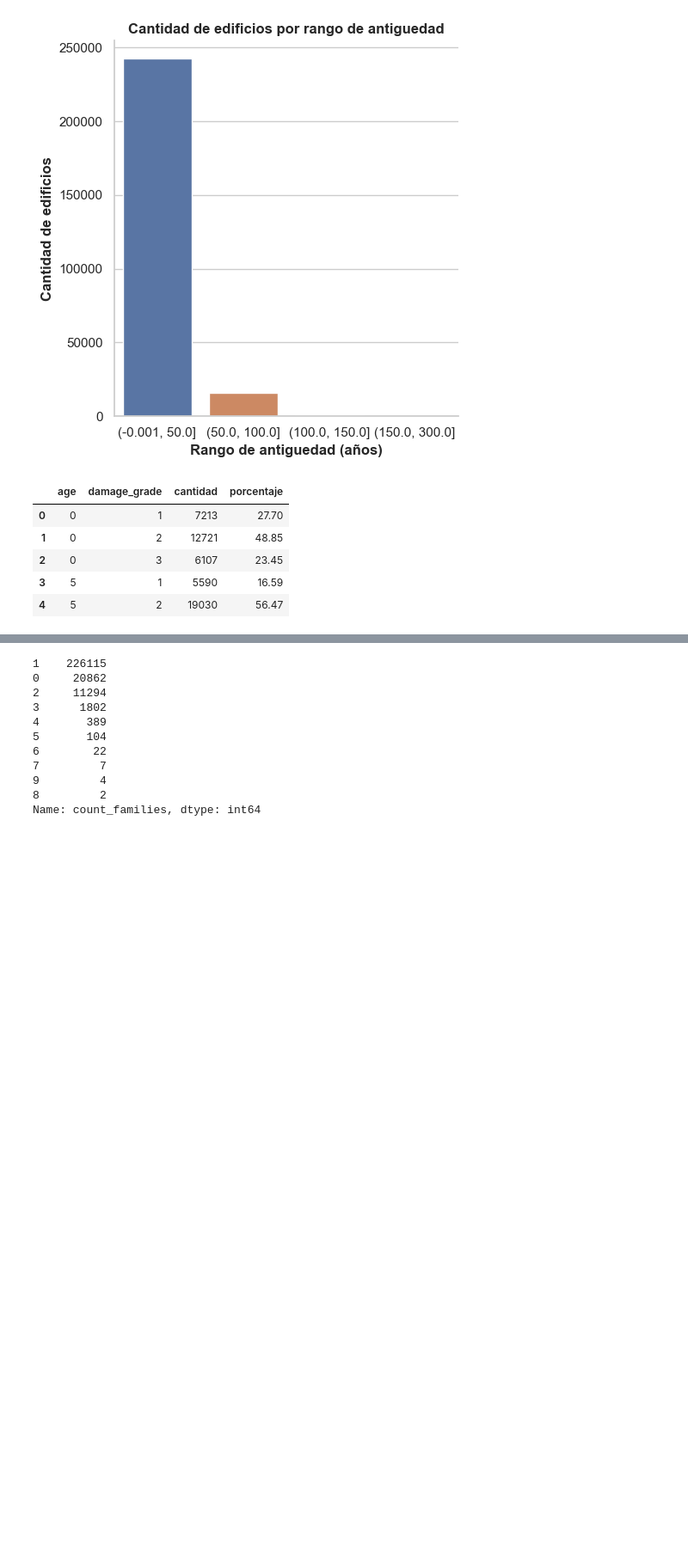
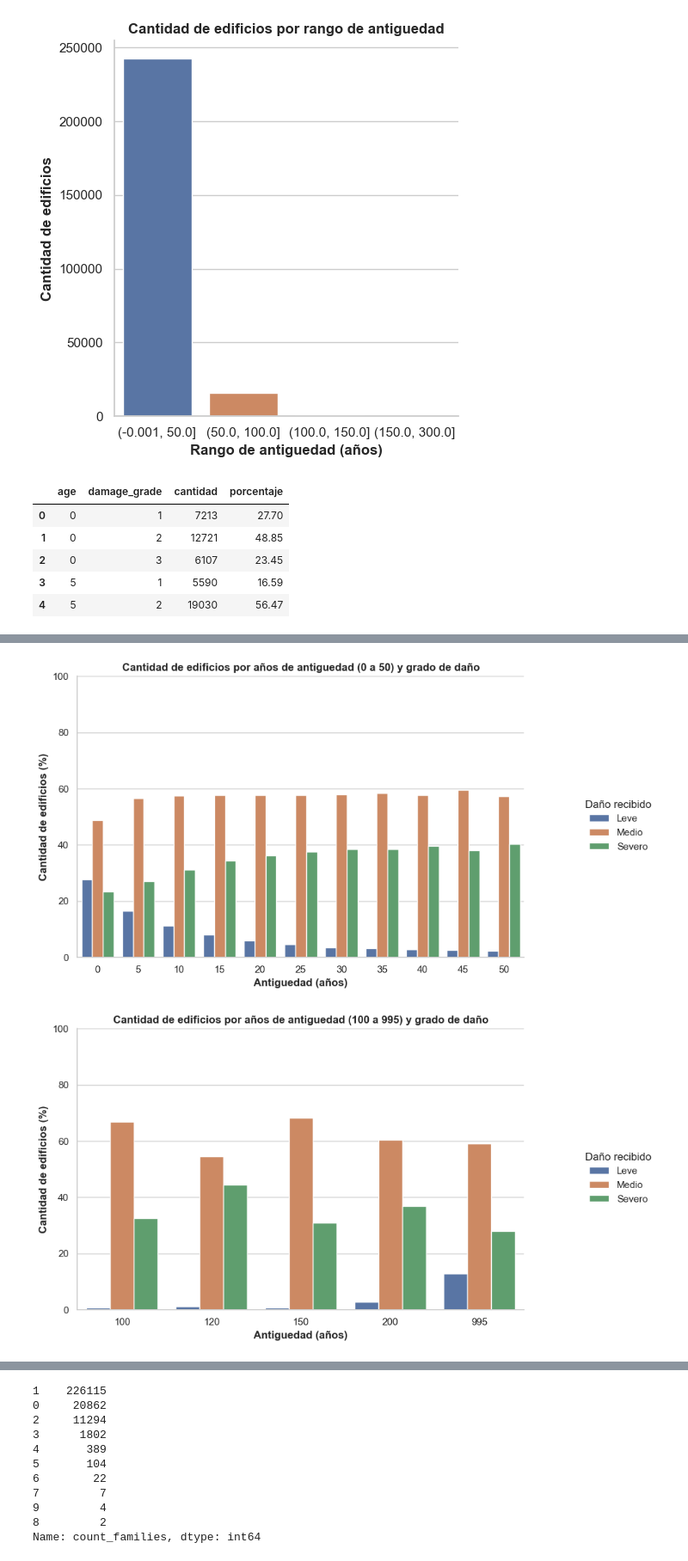
Before and after one commit to FacuMastri/richters-predictor-earthquake, a Jupyter notebook: 1-analisis-exploratorio.ipynb, the cells around one changed output, grey strips where cells are left out. Shown at 86% size. Cells and saved outputs as stored; diff of their text form; code cells hidden in the pictures; blank space fills up the shorter version.

```diff
--- a/1-analisis-exploratorio.ipynb
+++ b/1-analisis-exploratorio.ipynb
@@ -473,13 +488,3 @@ age_under_50.head()
 | 2 | 0 | 3 | 6107 | 23.45 |
 | 3 | 5 | 1 | 5590 | 16.59 |
 | 4 | 5 | 2 | 19030 | 56.47 |
-# %%
-g = sns.catplot(x='age', y='porcentaje', hue='damage_grade', kind='bar', data=age_under_50, orient='v')
-g.fig.set_size_inches(10, 5)
-g._legend.set_title('Daño recibido')
-new_labels = ['Leve', 'Medio', 'Severo']
-for x, y in zip(g._legend.texts, new_labels): x.set_text(y)
-plt.ylabel("Cantidad de edificios (%)", weight='bold')
-plt.xlabel('Antiguedad (años)', weight='bold')
-plt.title("Cantidad de edificios por años de antiguedad y grado de daño", weight='bold')
-plt.show(g)
@@ -487,0 +491,8 @@ plt.show(g)
+# %%
+# Nos quedamos con los edificios con antiguedad
+age_to_select = [100, 120, 150, 200, 995]
+age_over_100 = df_buildings.loc[df_buildings['age'].isin(age_to_select), ['age', 'damage_grade']]
+age_over_100 = age_over_100.groupby(['age', 'damage_grade']).agg({'damage_grade': 'count'})\
+                            .rename(columns={'damage_grade': 'cantidad'})
+age_over_100['porcentaje'] = (age_over_100 / (age_over_100.groupby(level=0).transform("sum"))) * 100
+age_over_100.reset_index(inplace=True)
@@ -488 +518,19 @@ plt.show(g)
+# %%
+def plot_bar_pct(df, title):
+    g = sns.catplot(x='age', y='porcentaje', hue='damage_grade', kind='bar', data=df, orient='v')
+    g.fig.set_size_inches(10, 5)
+    g._legend.set_title('Daño recibido')
+    g.ax.set_ylim(0, 100)
+    new_labels = ['Leve', 'Medio', 'Severo']
+    for x, y in zip(g._legend.texts, new_labels): x.set_text(y)
+    plt.ylabel("Cantidad de edificios (%)", weight='bold')
+    plt.xlabel('Antiguedad (años)', weight='bold')
+    plt.title(title, weight='bold')
+    plt.show(g)
+
+plot_bar_pct(age_under_50, "Cantidad de edificios por años de antiguedad (0 a 50) y grado de daño")
+plot_bar_pct(age_over_100, "Cantidad de edificios por años de antiguedad (100 a 995) y grado de daño")
+# %% [output]
+[figure, added]
+[figure, added]
 # %% [markdown]
```
Also changed, not shown: parts of 25 cells of this notebook.
